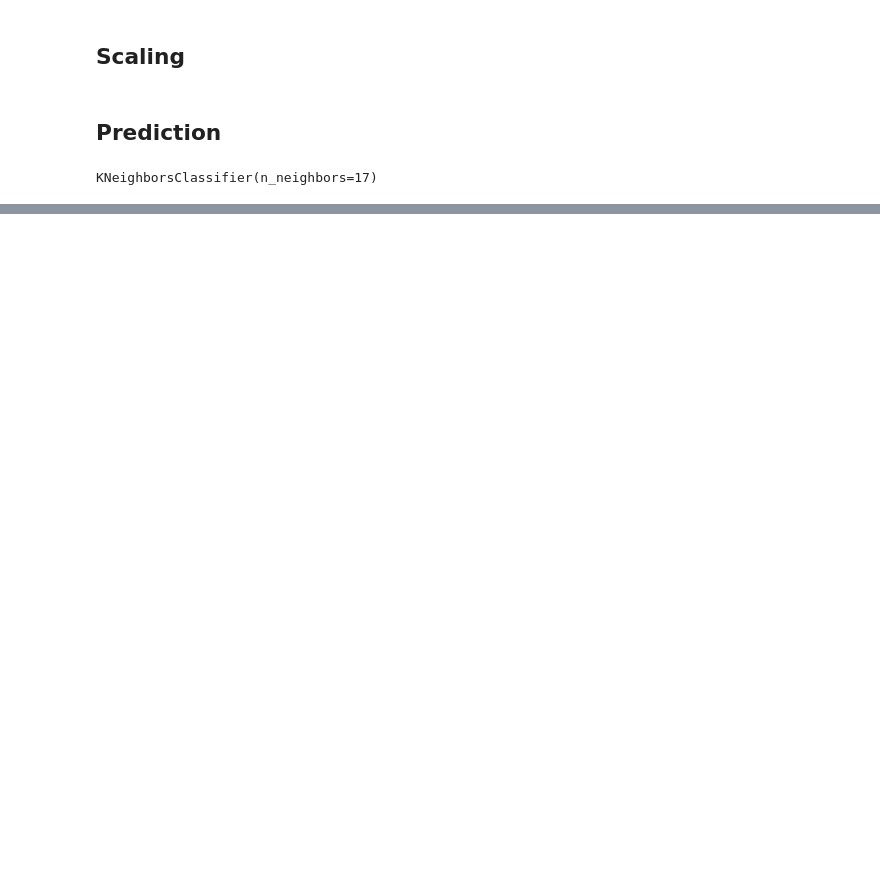
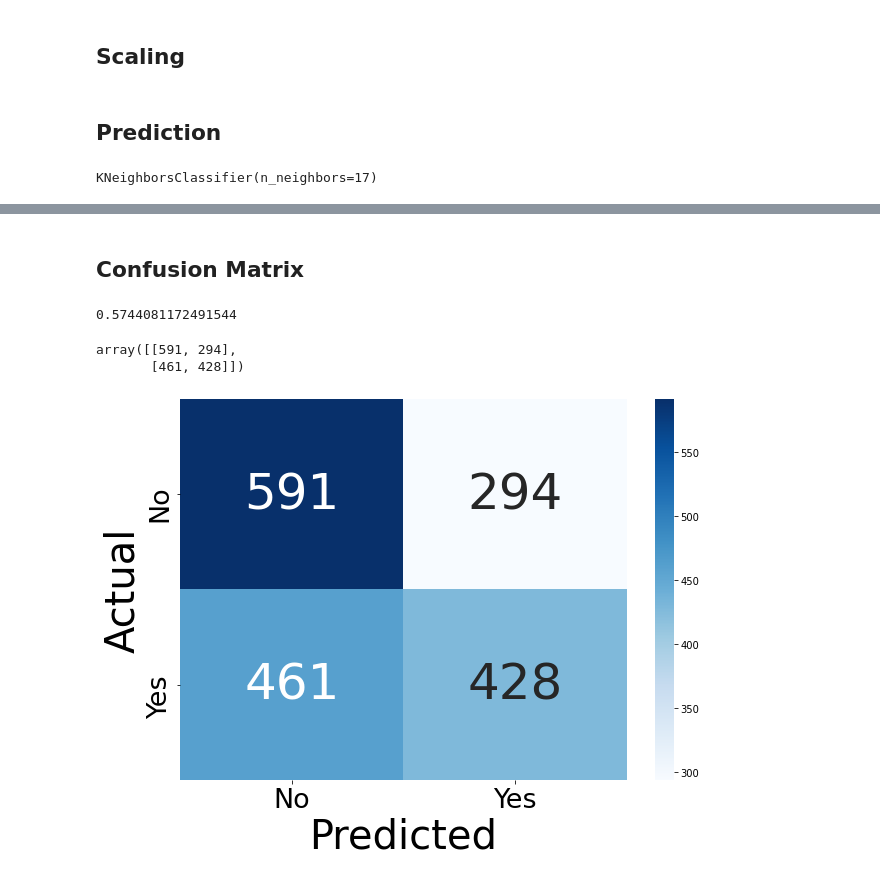
Before and after one commit to Landslide-Analytics-System/GLAS, a Jupyter notebook: v1/core/modeling/KNN.ipynb, the cells around one changed output, grey strips where cells are left out. Drawn from its saved outputs; the diff is of its cells as text; code cells hidden in the pictures; blank space fills up the shorter version.

```diff
--- a/v1/core/modeling/KNN.ipynb
+++ b/v1/core/modeling/KNN.ipynb
@@ -69,6 +94,8 @@ X
 For binary classification, pass `True` into the function call
 # %%
 def generate_labels(binary = False):
+    global X
+    X = getX()
     y = []
     idx_to_severity = ["na", "small", "medium", "large", "very_large"]
     for severity in X.severity:
@@ -145,0 +177,39 @@ Best k: 61 77.53
+# %% [markdown]
+## Confusion Matrix
+# %%
+knn = KNeighborsClassifier(n_neighbors=87)
+knn.fit(X_train, y_train)
+pred = knn.predict(X_test)
+accuracy_score(pred, y_test)
+# %% [output]
+0.5744081172491544
+# %%
+from sklearn.metrics import confusion_matrix
+array = confusion_matrix(y_test, pred)
+array
+# %% [output]
+array([[591, 294],
+       [461, 428]])
+# %%
+import seaborn as sn
+import pandas as pd
+import matplotlib.pyplot as plt
+
+if binary:
+    df_cm = pd.DataFrame(array, index = [i for i in ["No", "Yes"]],
+                    columns = [i for i in ["No", "Yes"]])
+else:
+    df_cm = pd.DataFrame(array, index = [i for i in ["None", "Small", "Medium", "Large", "Very Large"]],
+                  columns = [i for i in ["None", "Small", "Medium", "Large", "Very Large"]])
+
+plt.figure(figsize = (10,7))
+
+ax = sn.heatmap(df_cm, cmap="Blues", annot=True, annot_kws={"size":50}, fmt='g')
+ax.tick_params(axis='both', which='major', labelsize=27)
+plt.xlabel('Predicted', fontsize = 40)
+# plt.title("KNN Confusion Matrix", fontsize = 50)
+plt.ylabel('Actual', fontsize = 40)
+
+plt.show()
+# %% [output]
+[figure, added]
```
Also changed, not shown: parts of 10 cells of this notebook, 1 other file.
